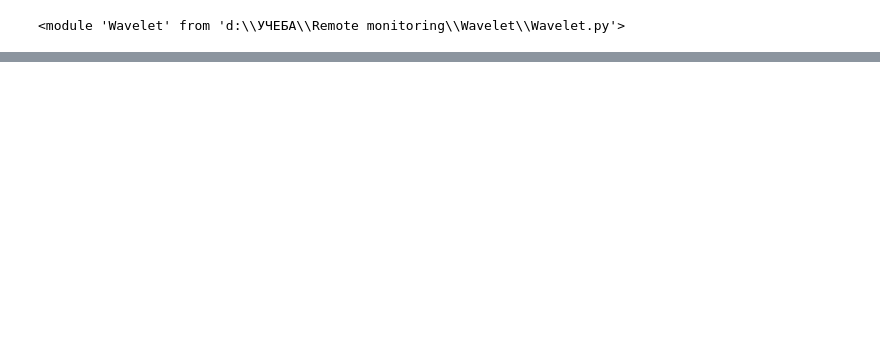
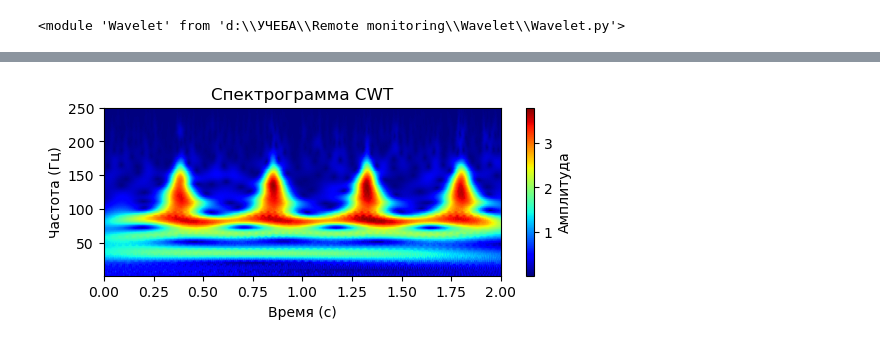
Before and after one commit to ArtikBoom3007/RemoteMonitoring, a Jupyter notebook: Wavelet/Example.ipynb, the cells around one changed output, grey strips where cells are left out. Saved outputs shown, nothing was run; the diff lists cells and outputs as text; code cells hidden in the pictures; blank space fills up the shorter version.

```diff
--- a/Wavelet/Example.ipynb
+++ b/Wavelet/Example.ipynb
@@ -45,0 +66,4 @@ wt.show_spectr(6)
+# %%
+wt.show_spectr(6)
+# %% [output]
+[figure, added]
```
Also changed, not shown: parts of 12 cells of this notebook, 5 other files.
